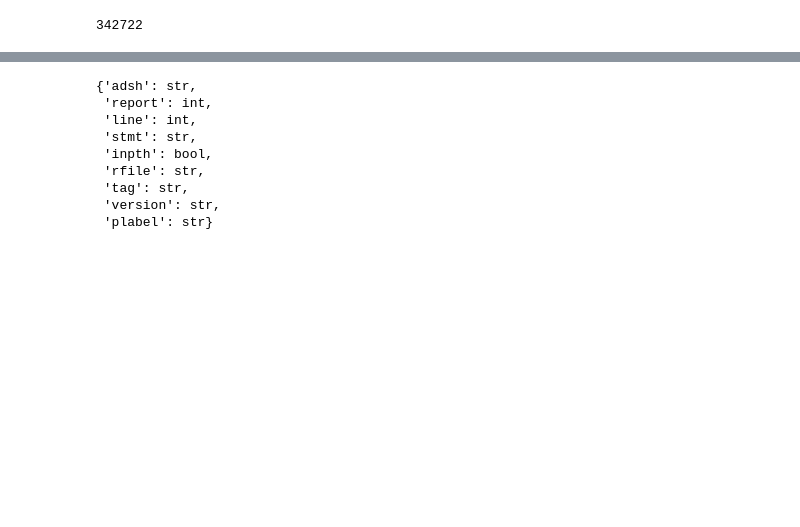
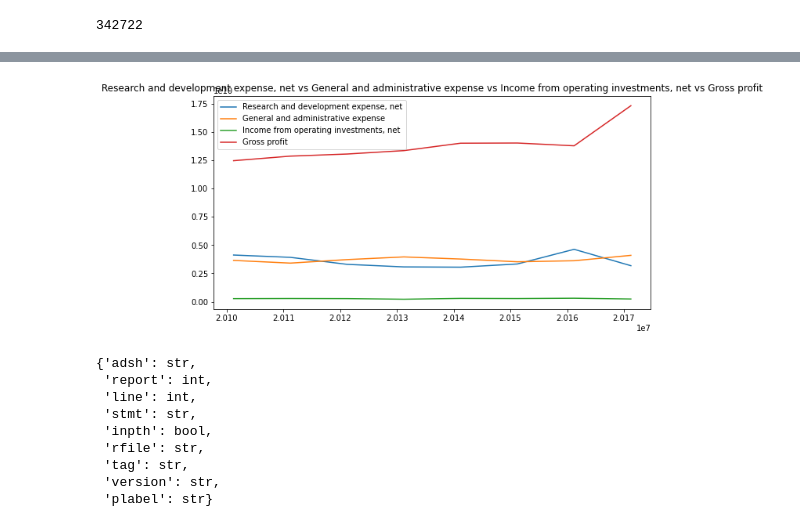
Before and after one commit to mxpoch/LPS, a Jupyter notebook: Scripts/LPS_Workbench.ipynb, the cells around one changed output, grey strips where cells are left out. Drawn from its saved outputs; the diff is of its cells as text; code cells hidden in the pictures; blank space fills up the shorter version.

```diff
--- a/Scripts/LPS_Workbench.ipynb
+++ b/Scripts/LPS_Workbench.ipynb
@@ -108,3 +115,20 @@ Wall time: 2min 55s
+# %%
+import matplotlib.pyplot as plt
+import seaborn as sns
+
+def VisualizeRange(ranged:pd.DataFrame(), rows:list):
+    plt.figure(figsize=(10,5))
+    names = [ranged['plabel'].iloc[x] for x in rows]
+    title = ' vs '.join(names)
+    for r in rows:
+        plt.plot(RF.columns[3:11], RF[RF.columns[3:11]].iloc[r], label=RF['plabel'].iloc[r])
+    plt.title(title)
+    plt.legend()
+    plt.show()
+# %%
+VisualizeRange(RF, [9, 8, 7, 6])
+# %% [output]
+[figure, added]
 # %%
 def RangedFilings(filings: CompanyFilings, statement='BS', form='10-K') -> pd.DataFrame():
     filing_list = []
```
Also changed, not shown: parts of 6 cells of this notebook.
